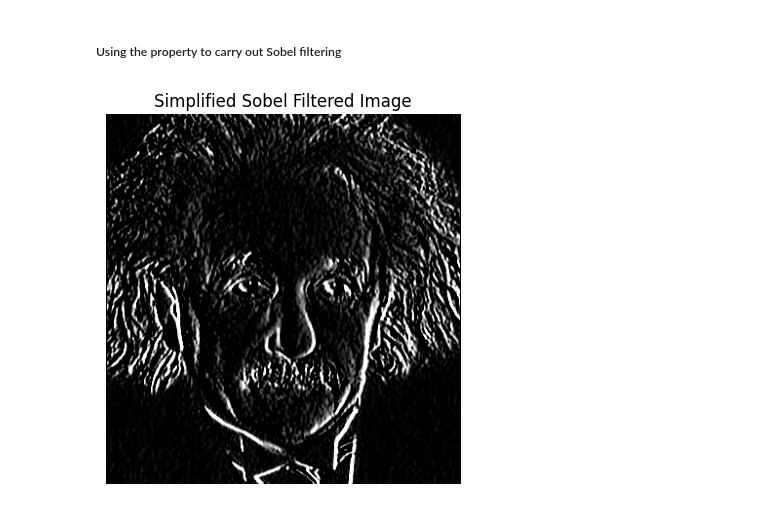
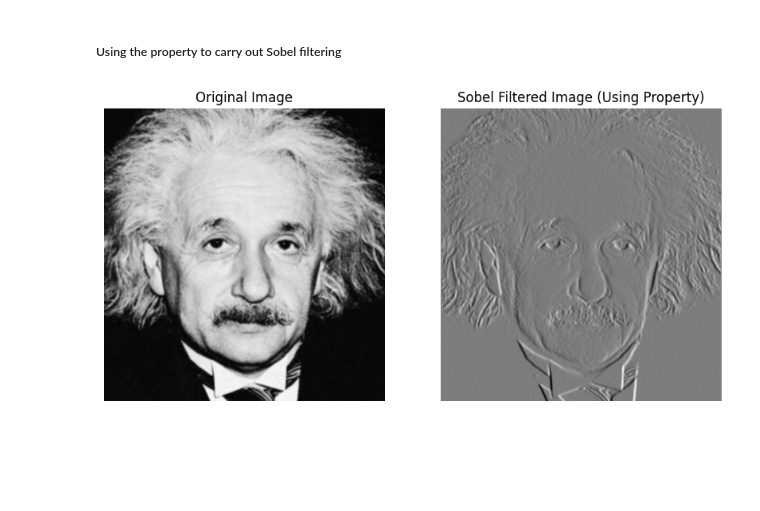
Before and after one commit to DinukaMadhushan1234/Intensity-Transformations-and-Neighborhood, a Jupyter notebook: Sobel filter.ipynb, the cells around one changed output. Saved outputs shown, nothing was run; the diff lists cells and outputs as text; code cells hidden in the pictures; blank space fills up the shorter version.

```diff
--- a/Sobel filter.ipynb
+++ b/Sobel filter.ipynb
@@ -73,17 +73,34 @@ plt.axis('off')
 [figure]
 # %% [markdown]
 ##### Using the property to carry out Sobel filtering
-# %%
-# Define the simplified kernel based on the property provided
-simplified_kernel = np.array([[2, 0, -2], [2, 0, -2], [2, 0, -2]])  # Simplified Sobel
-
-# Apply this kernel directly
-simplified_sobel = cv2.filter2D(image, -1, simplified_kernel)
-
-# Display the result
-plt.imshow(simplified_sobel, cmap='gray')
-plt.title('Simplified Sobel Filtered Image')
-plt.axis('off')
-plt.show()
-# %% [output]
-[figure, removed]
+# %%
+# Load the grayscale image
+image_gray = cv2.imread(r"D:\5th sem\Image processing\Assignment 1 on Intensity Transformations and Neighborhood\Intensity-Transformations-and-Neighborhood\a1images\einstein.png", cv2.IMREAD_GRAYSCALE)
+
+# Define the 1D Sobel kernels
+sobel_vertical = np.array([[1], [2], [1]])  # Vertical kernel
+sobel_horizontal = np.array([[1, 0, -1]])   # Horizontal kernel
+
+# Apply the vertical Sobel filter
+gradient_x = cv2.filter2D(image_gray, cv2.CV_64F, sobel_horizontal)  # Using horizontal kernel
+# Now apply the vertical kernel to the result
+sobel_filtered_image = cv2.filter2D(gradient_x, cv2.CV_64F, sobel_vertical)
+
+# Normalize the output image to the range [0, 255]
+sobel_filtered_image = cv2.normalize(sobel_filtered_image, None, 0, 255, cv2.NORM_MINMAX).astype(np.uint8)
+
+# Display the original and Sobel filtered images
+plt.figure(figsize=(10, 5))
+plt.subplot(1, 2, 1)
+plt.imshow(image_gray, cmap='gray')
+plt.title('Original Image')
+plt.axis('off')
+
+plt.subplot(1, 2, 2)
+plt.imshow(sobel_filtered_image, cmap='gray')
+plt.title('Sobel Filtered Image (Using Property)')
+plt.axis('off')
+
+plt.show()
+# %% [output]
+[figure, added]
```
Also changed, not shown: 3 other files.
